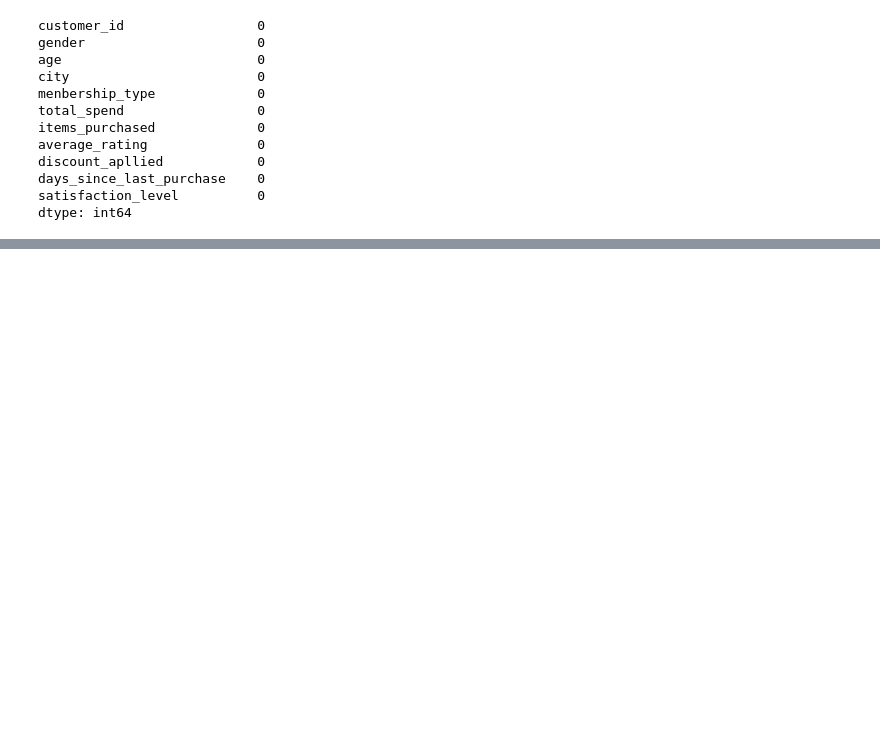
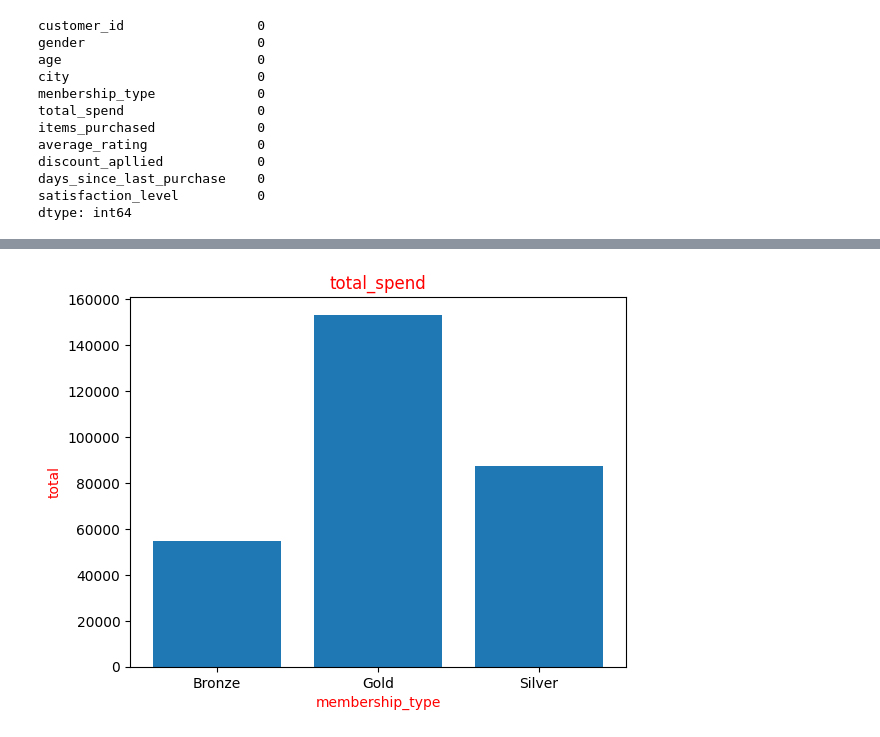
Before and after one commit to clarajchiramel-web/pandasworks, a Jupyter notebook: customer_behaviour_casestudy/process.ipynb, the cells around one changed output, grey strips where cells are left out. Cells and saved outputs as stored; diff of their text form; code cells hidden in the pictures; blank space fills up the shorter version.

```diff
--- a/customer_behaviour_casestudy/process.ipynb
+++ b/customer_behaviour_casestudy/process.ipynb
@@ -65,0 +113,10 @@ dtype: int64
+# %%
+total_spend=df.groupby("menbership_type")["total_spend"].sum()
+import matplotlib.pyplot as plt
+plt.bar(total_spend.index,total_spend.values)
+plt.title("total_spend",color="red")
+plt.xlabel("membership_type",color="red")
+plt.ylabel("total",color="red")
+plt.show()
+# %% [output]
+[figure, added]
```
Also changed, not shown: parts of 14 cells of this notebook, 2 other files.
